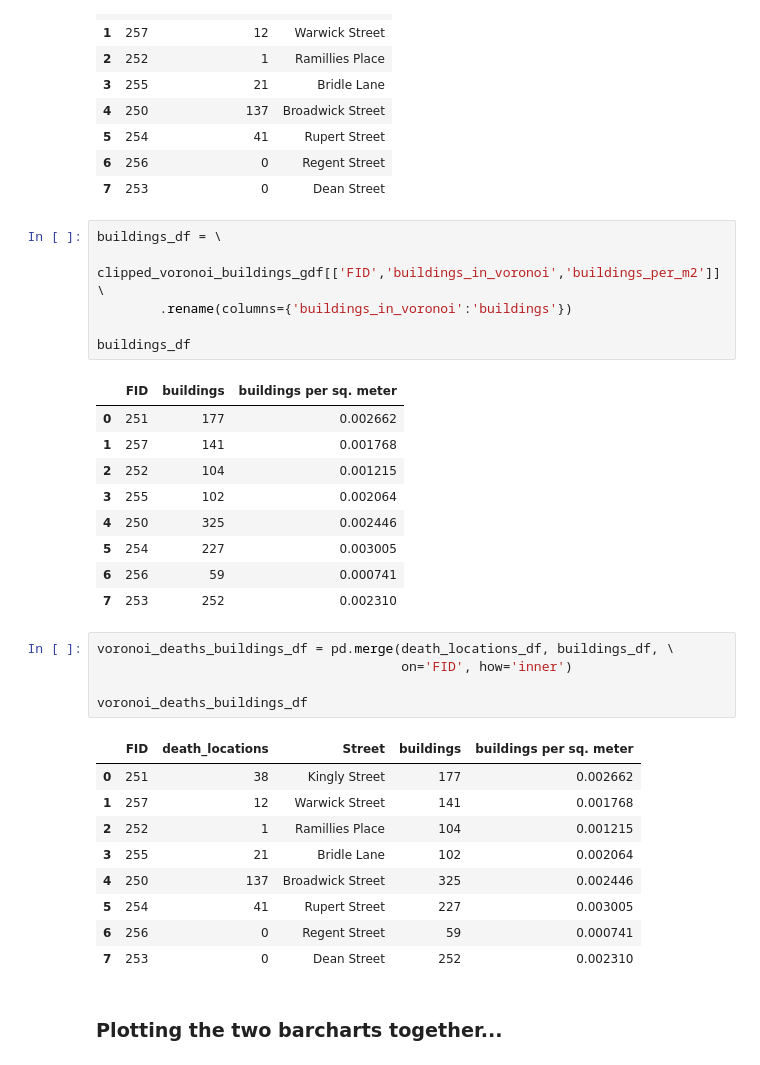
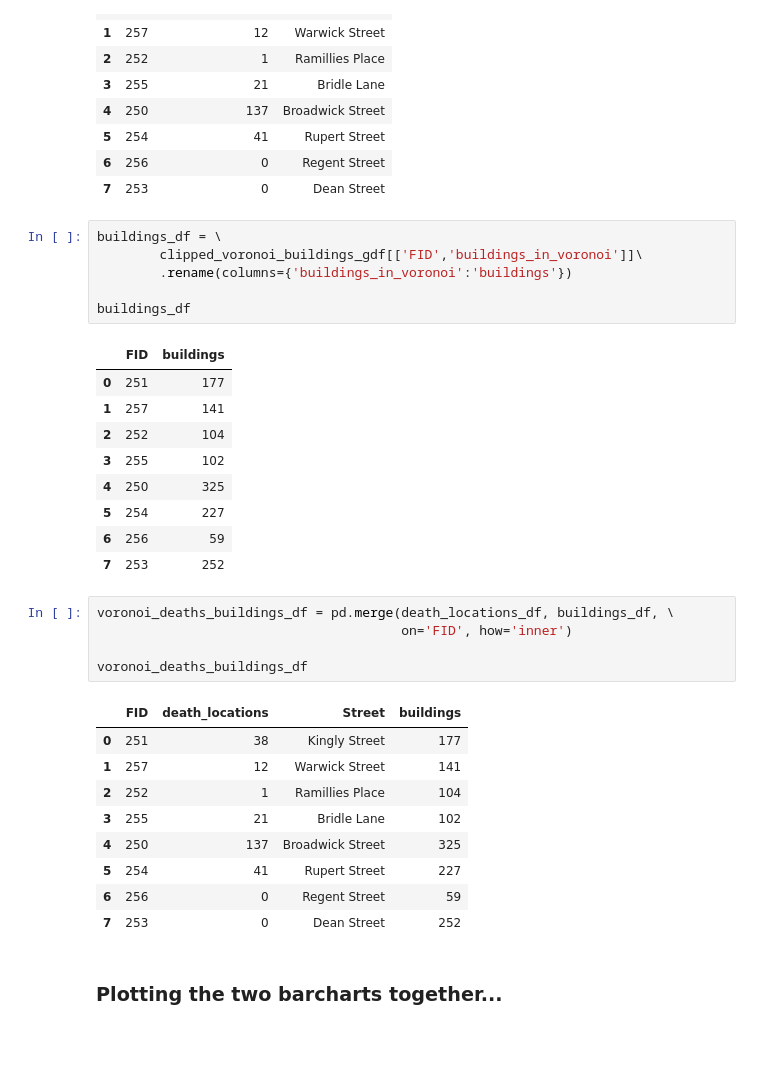
Before and after one commit to nravilla/1854-Cholera-Outbreak-London-Advanced-2, a Jupyter notebook: NB06-Buildings-in-Voronoi-Cells.ipynb, the cells around one changed output. Drawn from its saved outputs; the diff is of its cells as text.

```diff
--- a/NB06-Buildings-in-Voronoi-Cells.ipynb
+++ b/NB06-Buildings-in-Voronoi-Cells.ipynb
@@ -380,35 +386,35 @@ death_locations_df
 | 7 | 253 | 0 | Dean Street |
 # %%
 buildings_df = \
-        clipped_voronoi_buildings_gdf[['FID','buildings_in_voronoi','buildings_per_m2']]\
+        clipped_voronoi_buildings_gdf[['FID','buildings_in_voronoi']]\
         .rename(columns={'buildings_in_voronoi':'buildings'})
 
 buildings_df
 # %% [output]
-|  | FID | buildings | buildings per sq. meter |
-| 0 | 251 | 177 | 0.002662 |
-| 1 | 257 | 141 | 0.001768 |
-| 2 | 252 | 104 | 0.001215 |
-| 3 | 255 | 102 | 0.002064 |
-| 4 | 250 | 325 | 0.002446 |
-| 5 | 254 | 227 | 0.003005 |
-| 6 | 256 | 59 | 0.000741 |
-| 7 | 253 | 252 | 0.002310 |
+|  | FID | buildings |
+| 0 | 251 | 177 |
+| 1 | 257 | 141 |
+| 2 | 252 | 104 |
+| 3 | 255 | 102 |
+| 4 | 250 | 325 |
+| 5 | 254 | 227 |
+| 6 | 256 | 59 |
+| 7 | 253 | 252 |
 # %%
 voronoi_deaths_buildings_df = pd.merge(death_locations_df, buildings_df, \
                                        on='FID', how='inner')
 
 voronoi_deaths_buildings_df
 # %% [output]
-|  | FID | death_locations | Street | buildings | buildings per sq. meter |
-| 0 | 251 | 38 | Kingly Street | 177 | 0.002662 |
-| 1 | 257 | 12 | Warwick Street | 141 | 0.001768 |
-| 2 | 252 | 1 | Ramillies Place | 104 | 0.001215 |
-| 3 | 255 | 21 | Bridle Lane | 102 | 0.002064 |
-| 4 | 250 | 137 | Broadwick Street | 325 | 0.002446 |
-| 5 | 254 | 41 | Rupert Street | 227 | 0.003005 |
-| 6 | 256 | 0 | Regent Street | 59 | 0.000741 |
-| 7 | 253 | 0 | Dean Street | 252 | 0.002310 |
+|  | FID | death_locations | Street | buildings |
+| 0 | 251 | 38 | Kingly Street | 177 |
+| 1 | 257 | 12 | Warwick Street | 141 |
+| 2 | 252 | 1 | Ramillies Place | 104 |
+| 3 | 255 | 21 | Bridle Lane | 102 |
+| 4 | 250 | 137 | Broadwick Street | 325 |
+| 5 | 254 | 41 | Rupert Street | 227 |
+| 6 | 256 | 0 | Regent Street | 59 |
+| 7 | 253 | 0 | Dean Street | 252 |
 # %% [markdown]
 ### Plotting the two barcharts together...
 # %%
```
Also changed, not shown: parts of 6 cells of this notebook, 2 other files.
